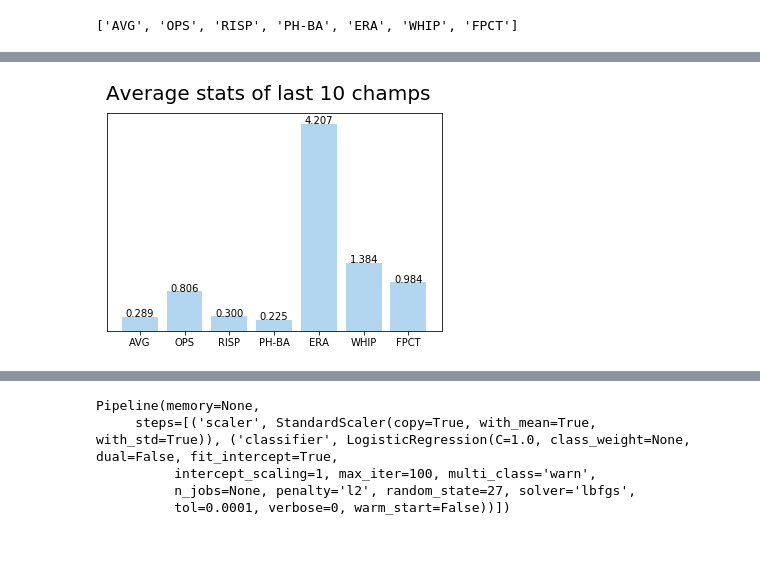
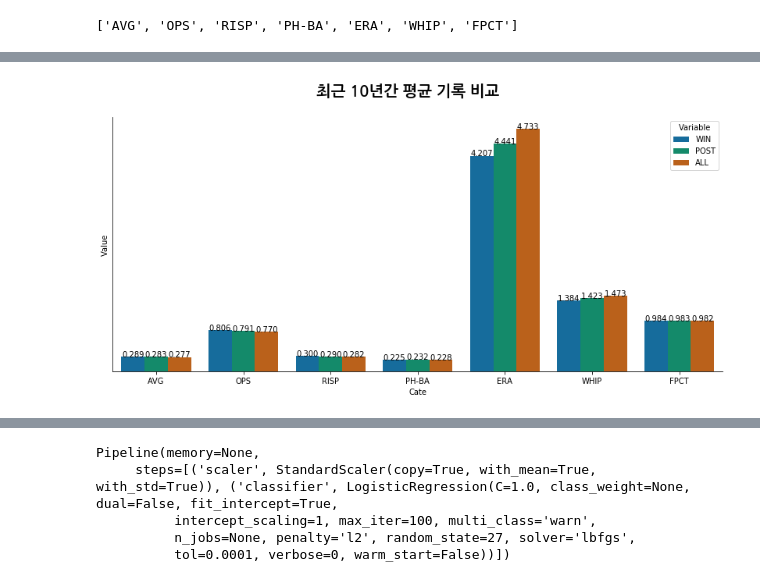
Before and after one commit to Teosoft7/predict_kbo, a Jupyter notebook: predict_kbo.ipynb, the cells around one changed output, grey strips where cells are left out. Saved outputs shown, nothing was run; the diff lists cells and outputs as text; code cells hidden in the pictures; blank space fills up the shorter version.

```diff
--- a/predict_kbo.ipynb
+++ b/predict_kbo.ipynb
@@ -73,2 +72,2 @@ list(df.loc[df['WIN'] == 1, features])
 # %%
-df.loc[df['WIN'] == 'Y', features].mean()
+post = df.loc[df['POST'] == 'Y', features].mean()
@@ -83,0 +74,2 @@ dtype: float64
+# %%
+all = df.loc[:, features].mean()
@@ -83,0 +78,2 @@ dtype: float64
+# %%
+feature_df = pd.DataFrame(zip(features,win,post,all), columns=['CATE','WIN', 'POST', 'ALL'])
@@ -84,19 +91,24 @@ dtype: float64
+# %%
+# Korean Font for Chart Title
+title_font = fm.FontProperties(fname='/Library/Fonts/NanumGothicBold.ttf', size=20)
 # %%
-# Draw a chart with matplotlib
-fig, ax = plt.subplots(figsize=(6, 4))
-ax.bar(features, df.loc[df['WIN'] =='Y', features].mean(), color='#007acc', alpha=.3)
+fig, ax = plt.subplots(figsize=(14, 6))
+graph_df = feature_df.melt(id_vars='CATE').rename(columns=str.title)
+sns.barplot(x='Cate', y='Value', hue='Variable', data=graph_df, ax=ax)
+sns.despine(fig)
+
 ax.grid(False)
 ax.set_yticks([])
 
-fig.suptitle('Average stats of last 10 champs', fontsize=20)
+fig.suptitle('최근 10년간 평균 기록 비교', fontproperties=title_font)
 
 for rect in ax.patches:
     y_value = rect.get_height()
     x_value = rect.get_x() + rect.get_width() / 2
 
     label = '{:.3f}'.format(y_value)
-    plt.annotate(label, (x_value, y_value), ha='center' )
+    plt.annotate(label, (x_value, y_value), ha='center', fontsize=10)
 
 plt.show()
 # %% [output]
-[figure, old version]
+[figure, new version]
```
Also changed, not shown: parts of 78 cells of this notebook, 2 other files.
